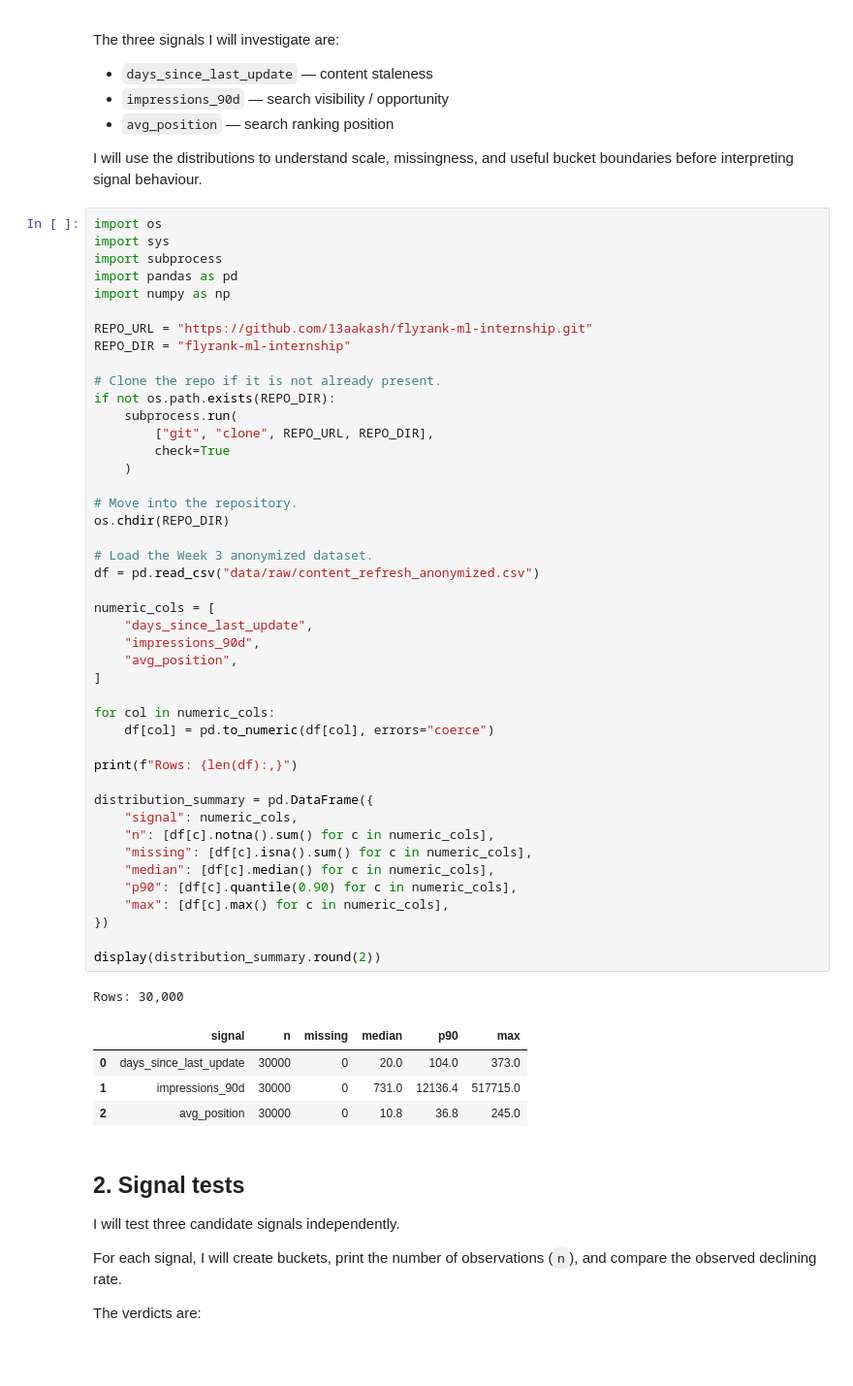
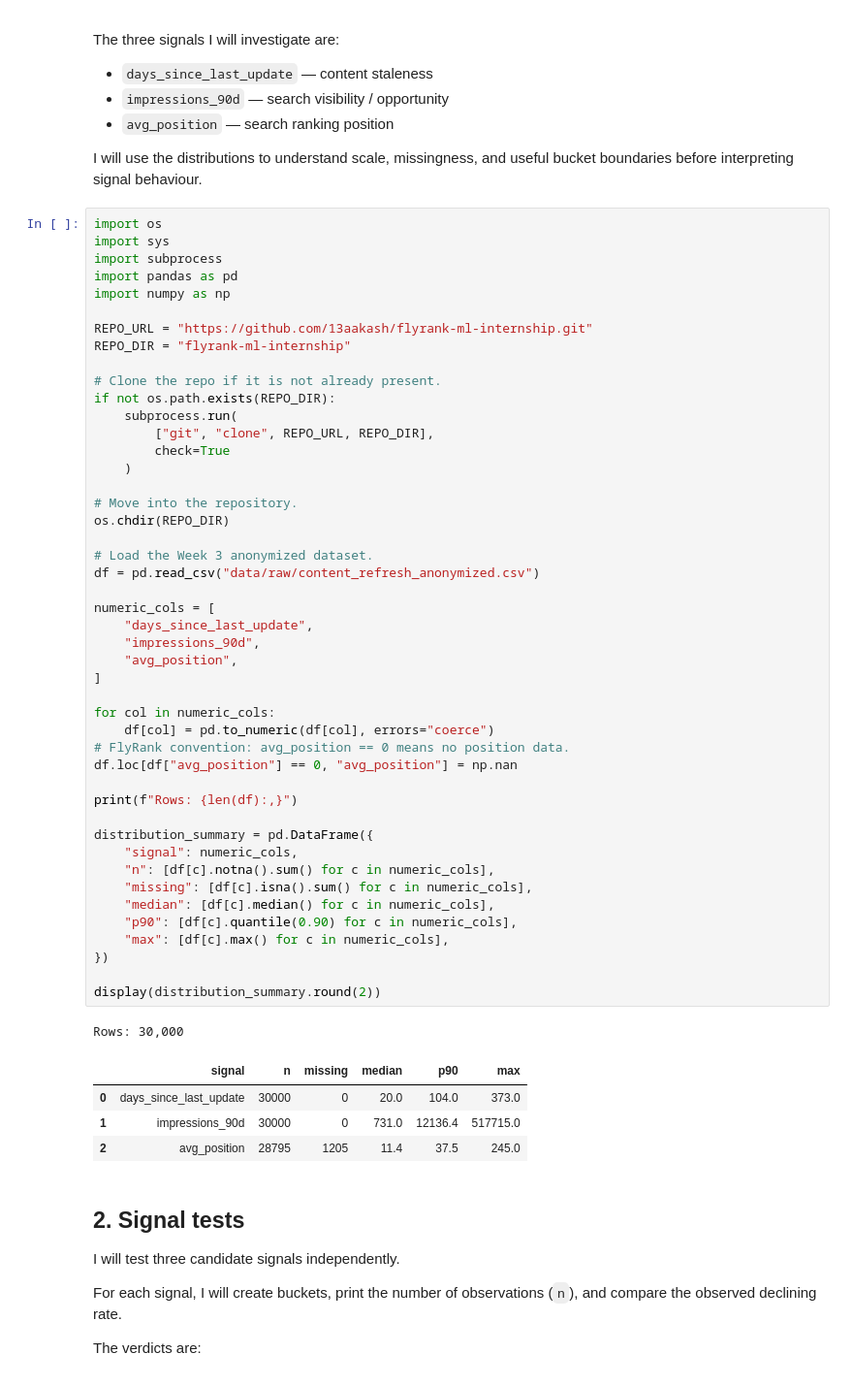
Before and after one commit to 13aakash/flyrank-ml-internship, a Jupyter notebook: work/notebooks/w04_signal_audit.ipynb, the cells around one changed output. Shown at 97% size. Saved outputs shown, nothing was run; the diff lists cells and outputs as text.

```diff
--- a/work/notebooks/w04_signal_audit.ipynb
+++ b/work/notebooks/w04_signal_audit.ipynb
@@ -40,34 +40,36 @@ os.chdir(REPO_DIR)
 
 # Load the Week 3 anonymized dataset.
 df = pd.read_csv("data/raw/content_refresh_anonymized.csv")
 
 numeric_cols = [
     "days_since_last_update",
     "impressions_90d",
     "avg_position",
 ]
 
 for col in numeric_cols:
     df[col] = pd.to_numeric(df[col], errors="coerce")
+# FlyRank convention: avg_position == 0 means no position data.
+df.loc[df["avg_position"] == 0, "avg_position"] = np.nan
 
 print(f"Rows: {len(df):,}")
 
 distribution_summary = pd.DataFrame({
     "signal": numeric_cols,
     "n": [df[c].notna().sum() for c in numeric_cols],
     "missing": [df[c].isna().sum() for c in numeric_cols],
     "median": [df[c].median() for c in numeric_cols],
     "p90": [df[c].quantile(0.90) for c in numeric_cols],
     "max": [df[c].max() for c in numeric_cols],
 })
 
 display(distribution_summary.round(2))
 # %% [output]
 Rows: 30,000
 |  | signal | n | missing | median | p90 | max |
 | 0 | days_since_last_update | 30000 | 0 | 20.0 | 104.0 | 373.0 |
 | 1 | impressions_90d | 30000 | 0 | 731.0 | 12136.4 | 517715.0 |
-| 2 | avg_position | 30000 | 0 | 10.8 | 36.8 | 245.0 |
+| 2 | avg_position | 28795 | 1205 | 11.4 | 37.5 | 245.0 |
 # %% [markdown]
 ## 2. Signal tests
 
```
Also changed, not shown: parts of 3 cells of this notebook.
